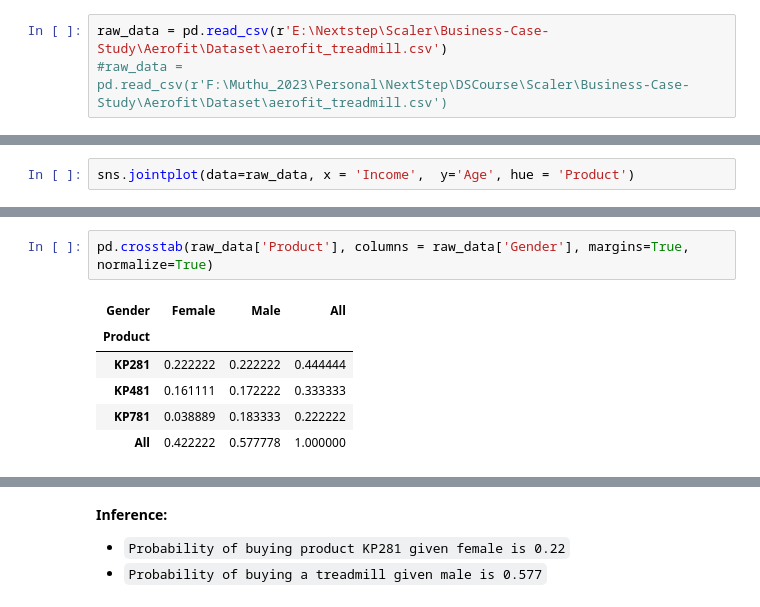
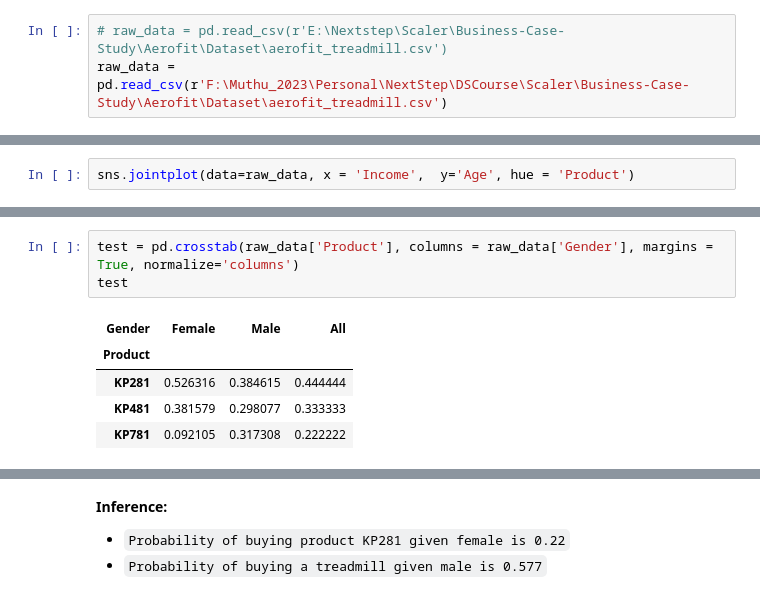
Before and after one commit to muthuganeshece/Business-Case-Study, a Jupyter notebook: Aerofit/Notebook/EDA.ipynb, the cells around one changed output, grey strips where cells are left out. Saved outputs shown, nothing was run; the diff lists cells and outputs as text.

```diff
--- a/Aerofit/Notebook/EDA.ipynb
+++ b/Aerofit/Notebook/EDA.ipynb
@@ -4,8 +4,8 @@ import pandas as pd
 import matplotlib.pyplot as plt
 import seaborn as sns
 # %%
-raw_data = pd.read_csv(r'E:\Nextstep\Scaler\Business-Case-Study\Aerofit\Dataset\aerofit_treadmill.csv')
-#raw_data = pd.read_csv(r'F:\Muthu_2023\Personal\NextStep\DSCourse\Scaler\Business-Case-Study\Aerofit\Dataset\aerofit_treadmill.csv')
+# raw_data = pd.read_csv(r'E:\Nextstep\Scaler\Business-Case-Study\Aerofit\Dataset\aerofit_treadmill.csv')
+raw_data = pd.read_csv(r'F:\Muthu_2023\Personal\NextStep\DSCourse\Scaler\Business-Case-Study\Aerofit\Dataset\aerofit_treadmill.csv')
 # %%
 raw_data.head()
 # %%
@@ -160,9 +353,9 @@ temp_df = pd.crosstab(raw_data['Product'], columns = raw_data['Usage'], margins=
 # %%
-pd.crosstab(raw_data['Product'], columns = raw_data['Gender'], margins=True, normalize=True)
+test = pd.crosstab(raw_data['Product'], columns = raw_data['Gender'], margins = True, normalize='columns')
+test
 # %% [output]
 | Gender | Female | Male | All |
 | Product |  |  |  |
-| KP281 | 0.222222 | 0.222222 | 0.444444 |
-| KP481 | 0.161111 | 0.172222 | 0.333333 |
-| KP781 | 0.038889 | 0.183333 | 0.222222 |
-| All | 0.422222 | 0.577778 | 1.000000 |
+| KP281 | 0.526316 | 0.384615 | 0.444444 |
+| KP481 | 0.381579 | 0.298077 | 0.333333 |
+| KP781 | 0.092105 | 0.317308 | 0.222222 |
```
Also changed, not shown: parts of 34 cells of this notebook.
